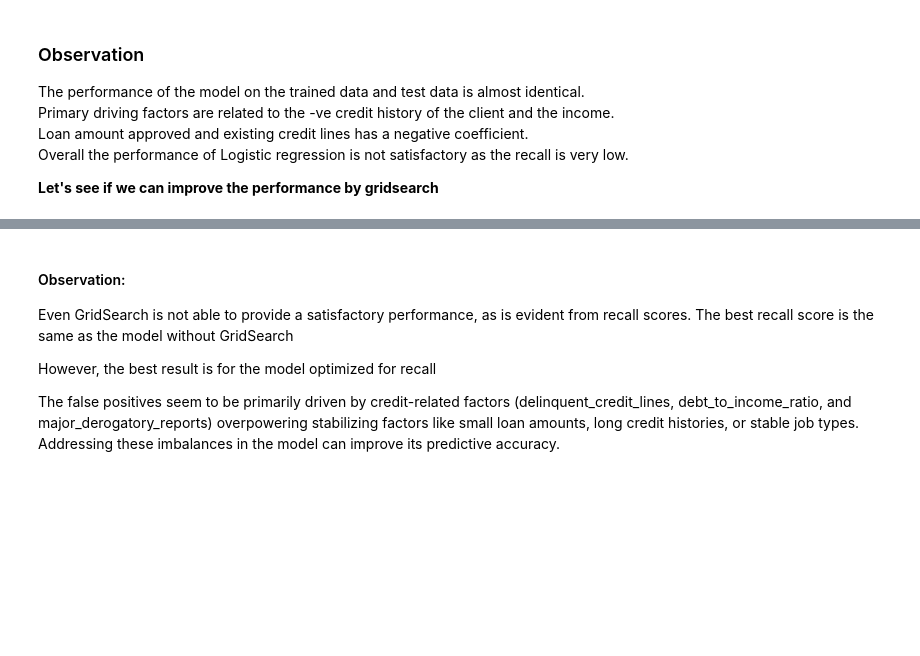
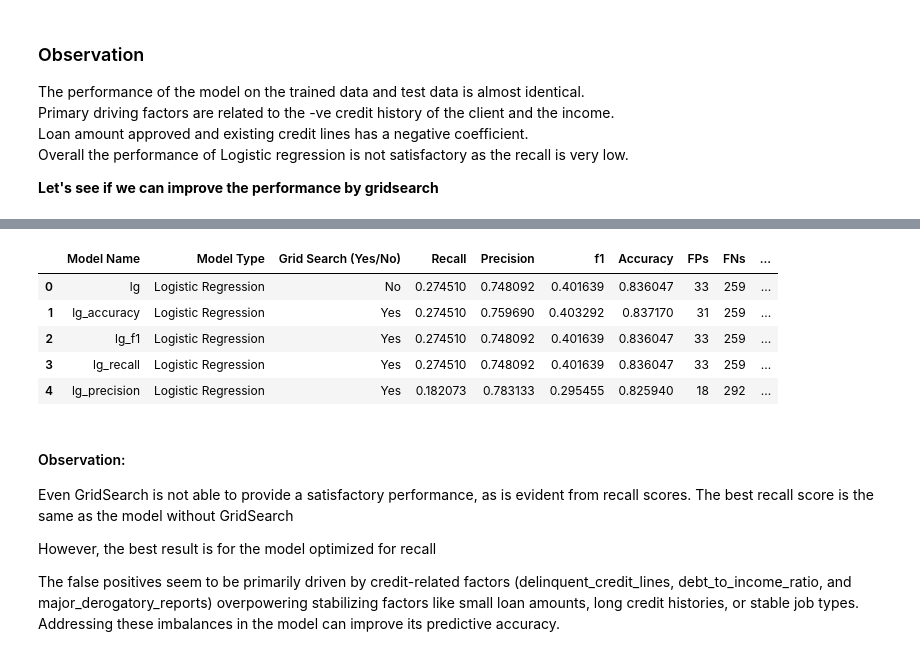
Before and after one commit to vmagar1729/analytiqbit, a Jupyter notebook: notebooks/Capstone_Project_Reference_Notebook_Loan_Default_Prediction_Full_Code.ipynb, the cells around one changed output, grey strips where cells are left out. Saved outputs shown, nothing was run; the diff lists cells and outputs as text; code cells hidden in the pictures; blank space fills up the shorter version.

```diff
--- a/notebooks/Capstone_Project_Reference_Notebook_Loan_Default_Prediction_Full_Code.ipynb
+++ b/notebooks/Capstone_Project_Reference_Notebook_Loan_Default_Prediction_Full_Code.ipynb
@@ -1545,16 +1550,17 @@ weighted avg       0.82      0.83      0.80      4154
 # Checking the performance on the test data
 
 # Check the metrics on the test data
-y_pred_test = lg.predict(x_test)
-metrics_score(y_test, y_pred_test)
+y_pred_test_lg = lg.predict(x_test)
+metrics_score(y_test, y_pred_test_lg)
 
 # get the probabilities and update in the dataset
-pred_prob = lg.predict_proba(X_scaled)
-default_model['prob_default'] = pred_prob[:, 1]  # Column for P(default)
+default_model_lg = default_model.copy()
+pred_prob_lg = lg.predict_proba(X_scaled)
+default_model_lg['prob_default'] = pred_prob_lg[:, 1]  # Column for P(default)
 
 # Calculate the expected revenue
-revenue, confidence = calculate_expected_with_confidence(default_model, 'loan_amount_approved')
-print("Total expected revenue:", revenue, 'with confidence of:', confidence)
+revenue_lg, confidence_lg = calculate_expected_with_confidence(default_model_lg, 'loan_amount_approved')
+print("Total expected revenue:", revenue_lg, 'with confidence of:', confidence_lg)
 # %% [output]
               precision    recall  f1-score   support
 
@@ -1566,6 +1572,22 @@ print("Total expected revenue:", revenue, 'with confidence of:', confidence)
 weighted avg       0.82      0.84      0.80      1781
 [figure]
 Total expected revenue: 2698670.8381685987 with confidence of: 0.8378248172411434
+# %%
+cr = classification_report(y_test, y_pred_test_lg, output_dict=True)
+cm = confusion_matrix(y_test, y_pred_test_lg)
+lg_metrics_compare = {'Model Name': 'lg',
+                      'Model Type': 'Logistic Regression',
+                      'Grid Search (Yes/No)': 'No',
+                      'Recall': cr['1']['recall'],
+                      'Precision':cr['1']['precision'],
+                      'f1': cr['1']['f1-score'],
+                      'Accuracy':cr['accuracy'],
+                      'FPs': cm[0][1],
+                      'FNs': cm[1][0],
+                      'Revenue Prediction': revenue_lg,
+                      'Confidence': confidence_lg
+                     }
+model_metrics.loc[len(model_metrics)] = lg_metrics_compare
 # %%
 # Driving Factors: Feature Importance
 coefficients = pd.DataFrame({
@@ -1731,3 +1758,12 @@ Total expected profit: 1760434.3874773076 with confidence of: 0.8193714654977431
+# %%
+model_metrics
+# %% [output]
+|  | Model Name | Model Type | Grid Search (Yes/No) | Recall | Precision | f1 | Accuracy | FPs | FNs | ... |
+| 0 | lg | Logistic Regression | No | 0.274510 | 0.748092 | 0.401639 | 0.836047 | 33 | 259 | ... |
+| 1 | lg_accuracy | Logistic Regression | Yes | 0.274510 | 0.759690 | 0.403292 | 0.837170 | 31 | 259 | ... |
+| 2 | lg_f1 | Logistic Regression | Yes | 0.274510 | 0.748092 | 0.401639 | 0.836047 | 33 | 259 | ... |
+| 3 | lg_recall | Logistic Regression | Yes | 0.274510 | 0.748092 | 0.401639 | 0.836047 | 33 | 259 | ... |
+| 4 | lg_precision | Logistic Regression | Yes | 0.182073 | 0.783133 | 0.295455 | 0.825940 | 18 | 292 | ... |
 # %% [markdown]
 #### Observation:
 Even GridSearch is not able to provide a satisfactory performance, as is evident from recall scores. The best recall score is the same as the model without GridSearch
```
Also changed, not shown: parts of 12 cells of this notebook, 1 other file.
